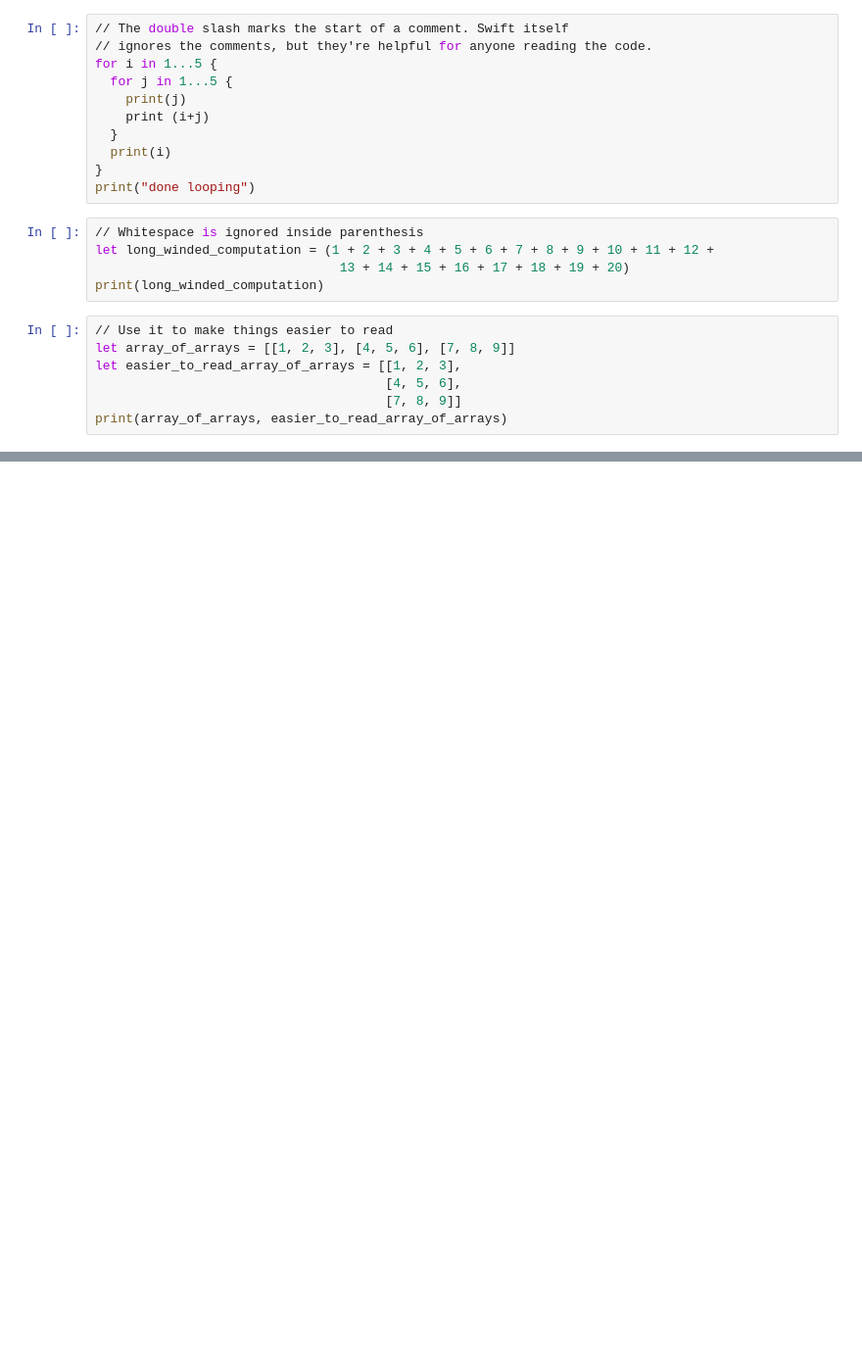
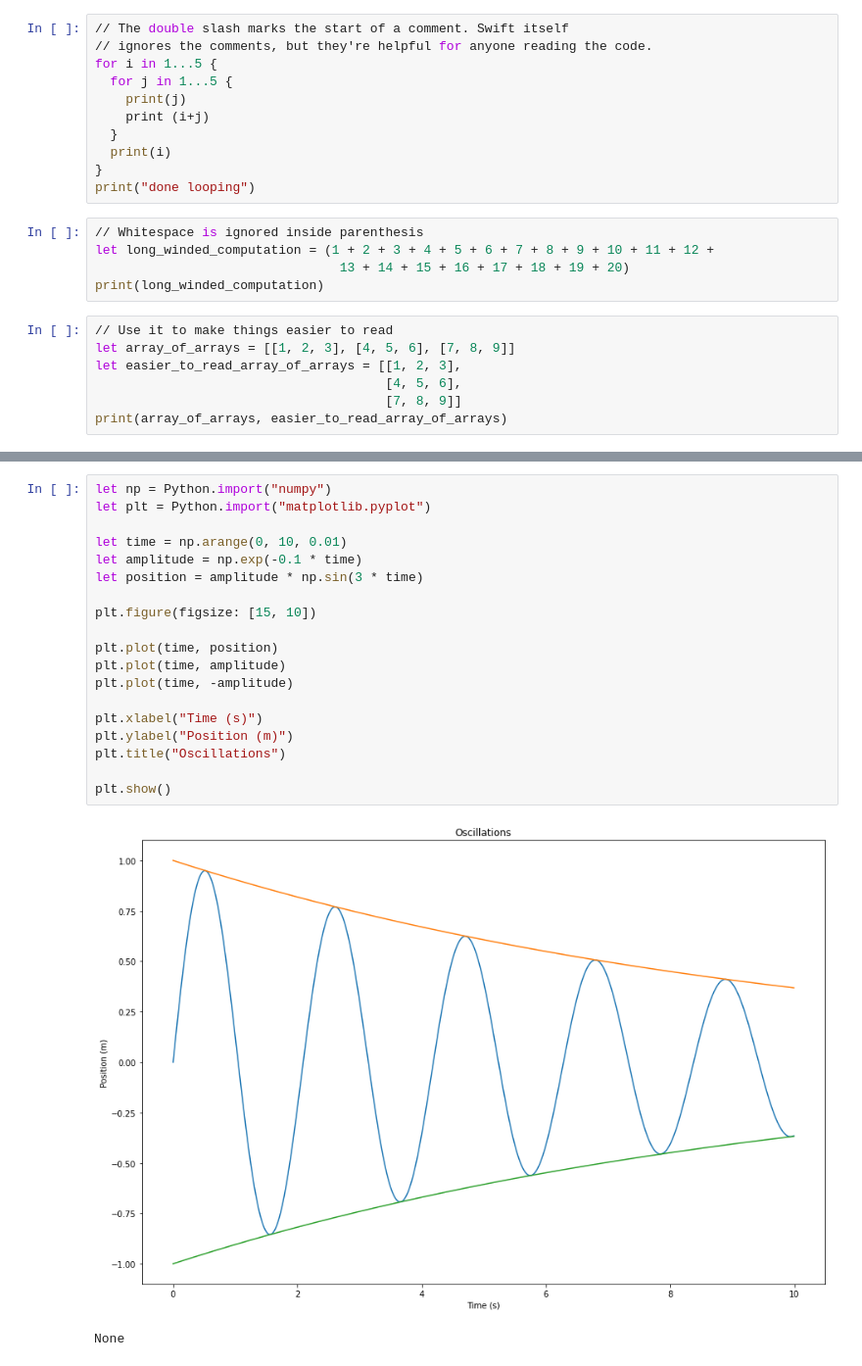
Before and after one commit to jamestheengineer/data-science-from-scratch-Swift, a Jupyter notebook: Chapter_2.ipynb, the cells around one changed output, grey strips where cells are left out. Shown at 98% size. Drawn from its saved outputs; the diff is of its cells as text; blank space fills up the shorter version.

Commit message:
Leveraging Python in Swift. Pretty cool.

```diff
--- a/Chapter_2.ipynb
+++ b/Chapter_2.ipynb
@@ -30,0 +57,22 @@ print(array_of_arrays, easier_to_read_array_of_arrays)
+# %%
+let np = Python.import("numpy")
+let plt = Python.import("matplotlib.pyplot")
+
+let time = np.arange(0, 10, 0.01)
+let amplitude = np.exp(-0.1 * time)
+let position = amplitude * np.sin(3 * time)
+
+plt.figure(figsize: [15, 10])
+
+plt.plot(time, position)
+plt.plot(time, amplitude)
+plt.plot(time, -amplitude)
+
+plt.xlabel("Time (s)")
+plt.ylabel("Position (m)")
+plt.title("Oscillations")
+
+plt.show()
+# %% [output]
+[figure, added]
+None
```
Also changed, not shown: parts of 3 cells of this notebook.
